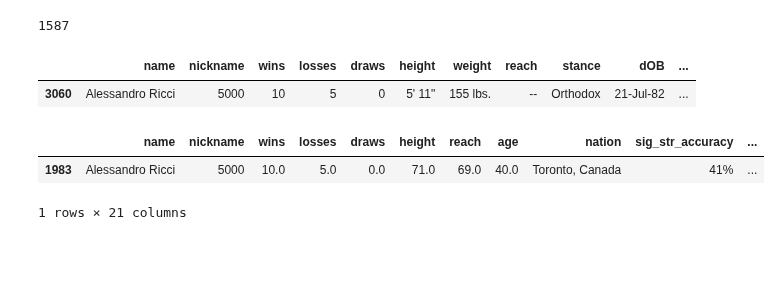
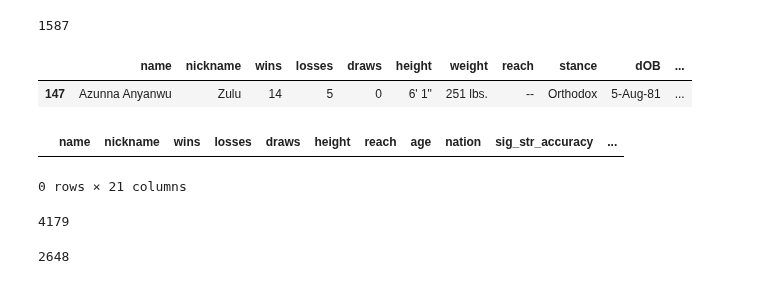
Before and after one commit to maxbraith/UFCModel, a Jupyter notebook: UFCModelGit/Data/careerDatabase.ipynb, the cells around one changed output. Drawn from its saved outputs; the diff is of its cells as text; code cells hidden in the pictures; blank space fills up the shorter version.

Commit message:
data sets combined ready for formatting

```diff
--- a/UFCModelGit/Data/careerDatabase.ipynb
+++ b/UFCModelGit/Data/careerDatabase.ipynb
@@ -271,15 +272,14 @@ print(len(dfNoMatch))
 dfNoMatch.to_csv('SymmetricDifferenceFighterStats.csv', index=False)
 dfAltNoMatch.to_csv('SymmetricDifferenceAlt.csv', index=False)
 # %%
-result_df = df.loc[df['name'] == 'Alessandro Ricci']
+result_df = df.loc[df['name'] == 'Azunna Anyanwu']
 result_df.head()
 # %% [output]
 |  | name | nickname | wins | losses | draws | height | weight | reach | stance | dOB | ... |
-| 3060 | Alessandro Ricci | 5000 | 10 | 5 | 0 | 5' 11" | 155 lbs. | -- | Orthodox | 21-Jul-82 | ... |
+| 147 | Azunna Anyanwu | Zulu | 14 | 5 | 0 | 6' 1" | 251 lbs. | -- | Orthodox | 5-Aug-81 | ... |
 # %%
-result_df2 = dfAlt.loc[dfAlt['name'] == 'Alessandro Ricci']
+result_df2 = dfAlt.loc[dfAlt['name'] == 'Azunna Anyanwu']
 result_df2.head()
 # %% [output]
 |  | name | nickname | wins | losses | draws | height | reach | age | nation | sig_str_accuracy | ... |
-| 1983 | Alessandro Ricci | 5000 | 10.0 | 5.0 | 0.0 | 71.0 | 69.0 | 40.0 | Toronto, Canada | 41% | ... |
-1 rows × 21 columns
+0 rows × 21 columns
@@ -297,0 +641,11 @@ dfAlt.at[833, 'nickname'] = 'Pequeno'
+# %%
+#outer merge the dfs
+dfMergedFinal = pd.merge(df, dfAlt, on=['name', 'nickname'], how='outer', indicator=True)
+len(dfMergedFinal)
+# %% [output]
+4179
+# %%
+combined = pd.DataFrame(dfMergedFinal.query('_merge == "both"'))
+len(combined)
+# %% [output]
+2648
```
Also changed, not shown: parts of 4 cells of this notebook, 1 other file.
